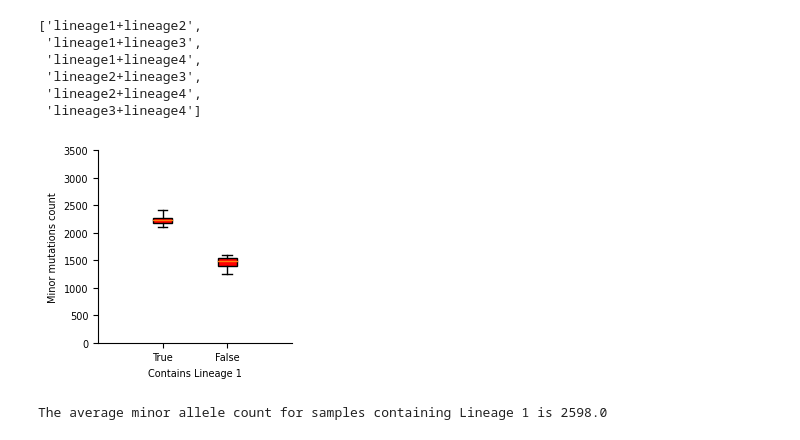
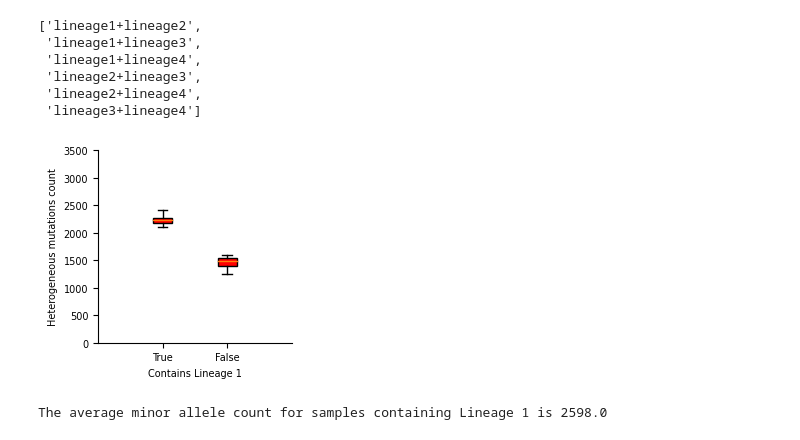
Before and after one commit to viktoria023/thesis-repository, a Jupyter notebook: tuberculosis-RNAP-subpopulations/analysis_refactored.ipynb, the cells around one changed output. Cells and saved outputs as stored; diff of their text form; code cells hidden in the pictures.

```diff
--- a/tuberculosis-RNAP-subpopulations/analysis_refactored.ipynb
+++ b/tuberculosis-RNAP-subpopulations/analysis_refactored.ipynb
@@ -1174,30 +1214,30 @@ unique_lineages
 # %%
 #combine the bins for modern and ancient lineages, respectively
 unique_lineages_1 = unique_lineages[:3]
 unique_lineages_2 = unique_lineages[-3:]
 
 #make list of lists, where each list is a list of the unique lineages
 unique_lineages_combined = [unique_lineages_1, unique_lineages_2]
 
 fig = plt.figure(figsize=(2.5, 2.5))
 axes = fig.gca()
 
 for i, lineages in enumerate(unique_lineages_combined):
     tmp = variant_count_all[(variant_count_all.MIXTURE_TYPE == 'lineages') & (variant_count_all.LINEAGES.isin(lineages))]
     axes.boxplot(tmp.MINOR_COUNT, positions=[i], showfliers=False, patch_artist=True, boxprops=dict(facecolor='red'), widths=0.3)
 
 axes.set_xticks(range(len(unique_lineages_combined)))
 # axes.set_xticklabels(['+'.join(lineages) for lineages in unique_lineages_combined], rotation=45)
 axes.set_xticklabels(['True','False'])
 axes.set_xlim(-1, len(unique_lineages_combined))
 axes.set_ylim(0, 3500)
 axes.set_xlabel('Contains Lineage 1')
-axes.set_ylabel('Minor mutations count')
+axes.set_ylabel('Heterogeneous mutations count')
 axes.spines[["right", "top"]].set_visible(False)
 
 fig.savefig('pdf/minor_allele_lineage_mix_combined.pdf', bbox_inches='tight', transparent=True)
 # %% [output]
-[figure, old version]
+[figure, new version]
 # %%
 sum_lin = variant_count_all[(variant_count_all.MIXTURE_TYPE == 'lineages') & (variant_count_all.LINEAGES.isin(unique_lineages[0:2]))].MINOR_COUNT.sum()
 count_lin = len(variant_count_all[(variant_count_all.MIXTURE_TYPE == 'lineages') & (variant_count_all.LINEAGES==unique_lineages[0])])
```
Also changed, not shown: parts of 11 cells of this notebook.
